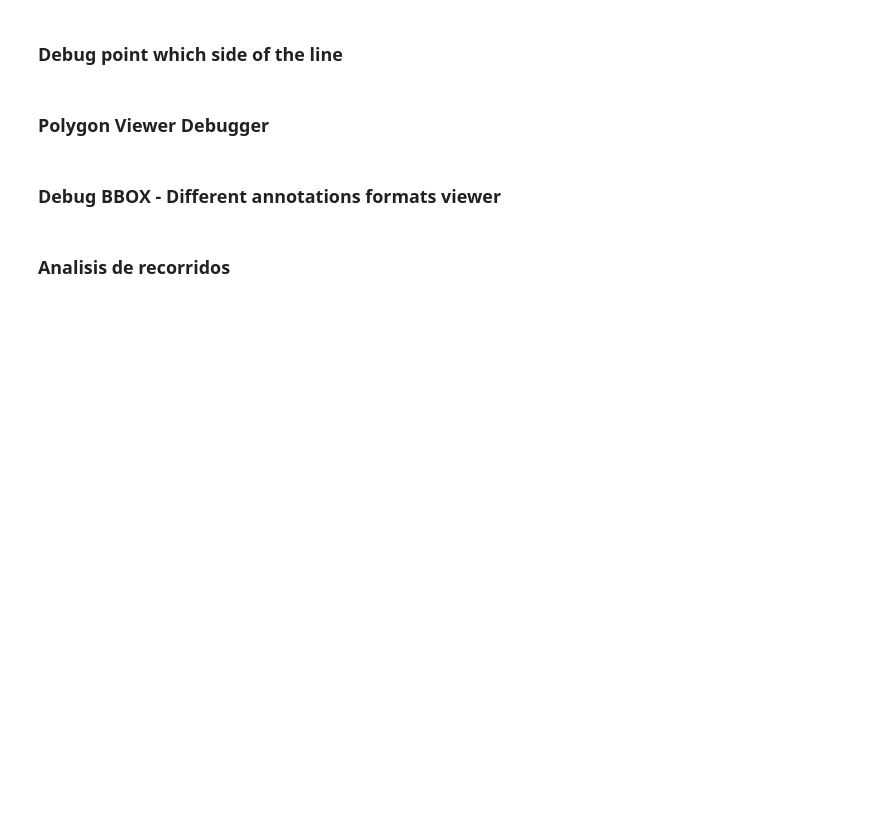
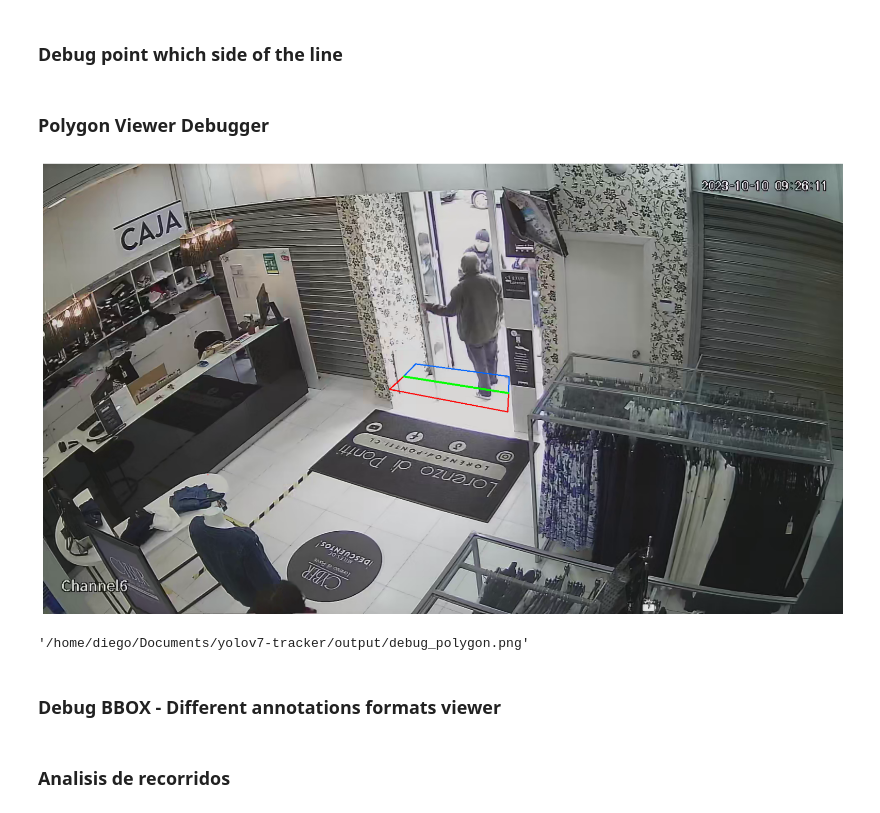
Before and after one commit to dunz21/yolov7-tracker, a Jupyter notebook: playground_debug.ipynb, the cells around one changed output. Cells and saved outputs as stored; diff of their text form; code cells hidden in the pictures; blank space fills up the shorter version.

Commit message:
change polygon

```diff
--- a/playground_debug.ipynb
+++ b/playground_debug.ipynb
@@ -137,7 +137,7 @@ data = next((final for final in DATA if final['name'] == 'santos_dumont'), None)
 video_path = data['source']
 ip_camera_url = 'rtsp://admin:OTWBMF@201.215.37.171:554/H.264'  # Replace with your IP camera URL
 
-time_stamp = '00:00:15'  # The time stamp where you want to capture the image
+time_stamp = '00:00:35'  # The time stamp where you want to capture the image
 
 # Convert the time stamp to seconds
 hours, minutes, seconds = map(int, time_stamp.split(':'))
@@ -152,11 +152,13 @@ def draw_figure(image):
 
     #Entrada RED TLBR
     pts = data['polygons_in']
+    # pts = np.array([[865, 510],[1117,550],[1115,595],[831,541]], np.int32)
     pts = pts.reshape((-1, 1, 2))
     cv2.polylines(image, [pts], isClosed=True, color=(0, 0, 255), thickness=2)
 
     #Salida BLUE
     pts = data['polygons_out']
+    # pts = np.array([[894, 480],[1118,510],[1117,550],[865,510]], np.int32)
     pts = pts.reshape((-1, 1, 2))
     cv2.polylines(image, [pts], isClosed=True, color=(255,100,0), thickness=2)
     top_left = (243, 366)
@@ -212,33 +214,36 @@ if not cap.isOpened():
 
 # Set the frame position to the desired time stamp
 cap.set(cv2.CAP_PROP_POS_MSEC, total_seconds * 1000)
 
 # Read the frame at the exact timestamp
 ret, frame = cap.read()
 if not ret:
     raise IOError(f"Cannot read the frame at {time_stamp}")
 
 # Draw the figure on the frame
 frame_with_figure = draw_figure(frame)
 
 # Release the video capture object
 cap.release()
 
 # Save the frame with the figure
 output_path = '/home/diego/Documents/yolov7-tracker/output/debug_polygon.png'
 cv2.imwrite(output_path, frame_with_figure)
 
 # Convert the frame to RGB for displaying in matplotlib
 frame_with_figure_rgb = cv2.cvtColor(frame_with_figure, cv2.COLOR_BGR2RGB)
 
 # Display the frame
 plt.figure(figsize=(20, 12))
 plt.imshow(frame_with_figure_rgb)
 plt.axis('off')
 plt.show()
 
 # Return the path to the saved frame
 output_path
+# %% [output]
+[figure, added]
+'/home/diego/Documents/yolov7-tracker/output/debug_polygon.png'
 # %% [markdown]
 ### Debug BBOX - Different annotations formats viewer
 # %%
```
Also changed, not shown: 1 other file.
